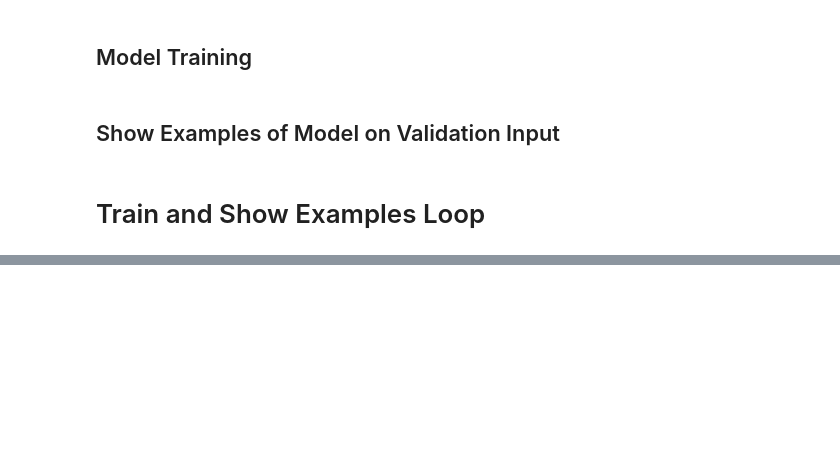
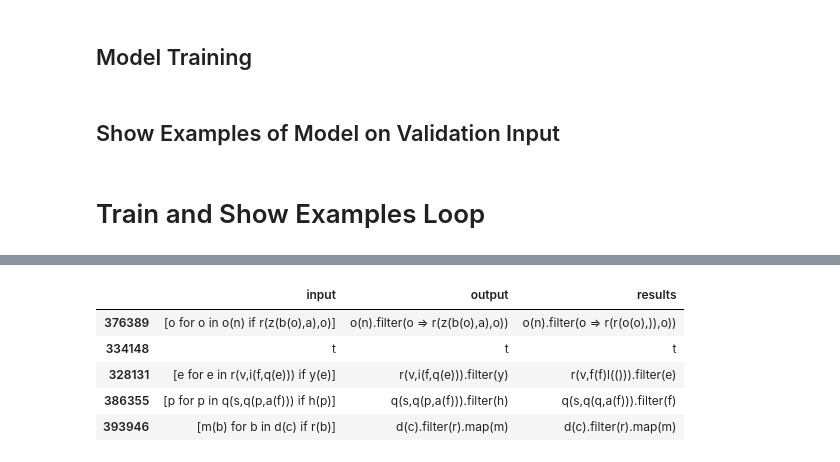
Before and after one commit to matthagy/nmt_python_scala_transpiler, a Jupyter notebook: nmt_python_scala_transpiler.ipynb, the cells around one changed output, grey strips where cells are left out. Cells and saved outputs as stored; diff of their text form; code cells hidden in the pictures; blank space fills up the shorter version.

```diff
--- a/nmt_python_scala_transpiler.ipynb
+++ b/nmt_python_scala_transpiler.ipynb
@@ -245,0 +259,15 @@ Epoch 4/5
+# %%
+def apply_convert(input_string):
+    results = apply_model(input_string)
+    terminate = results.index('<unk>')
+    return ''.join(results[:terminate:])
+
+evaluation['results'] = [apply_convert(input_string) for input_string in tqdm(evaluation['input'])]
+evaluation.sample(5)
+# %% [output]
+|  | input | output | results |
+| 376389 | [o for o in o(n) if r(z(b(o),a),o)] | o(n).filter(o => r(z(b(o),a),o)) | o(n).filter(o => r(r(o(o),)),o)) |
+| 334148 | t | t | t |
+| 328131 | [e for e in r(v,i(f,q(e))) if y(e)] | r(v,i(f,q(e))).filter(y) | r(v,f(f)l(())).filter(e) |
+| 386355 | [p for p in q(s,q(p,a(f))) if h(p)] | q(s,q(p,a(f))).filter(h) | q(s,q(q,a(f))).filter(f) |
+| 393946 | [m(b) for b in d(c) if r(b)] | d(c).filter(r).map(m) | d(c).filter(r).map(m) |
```
Also changed, not shown: parts of 6 cells of this notebook.
